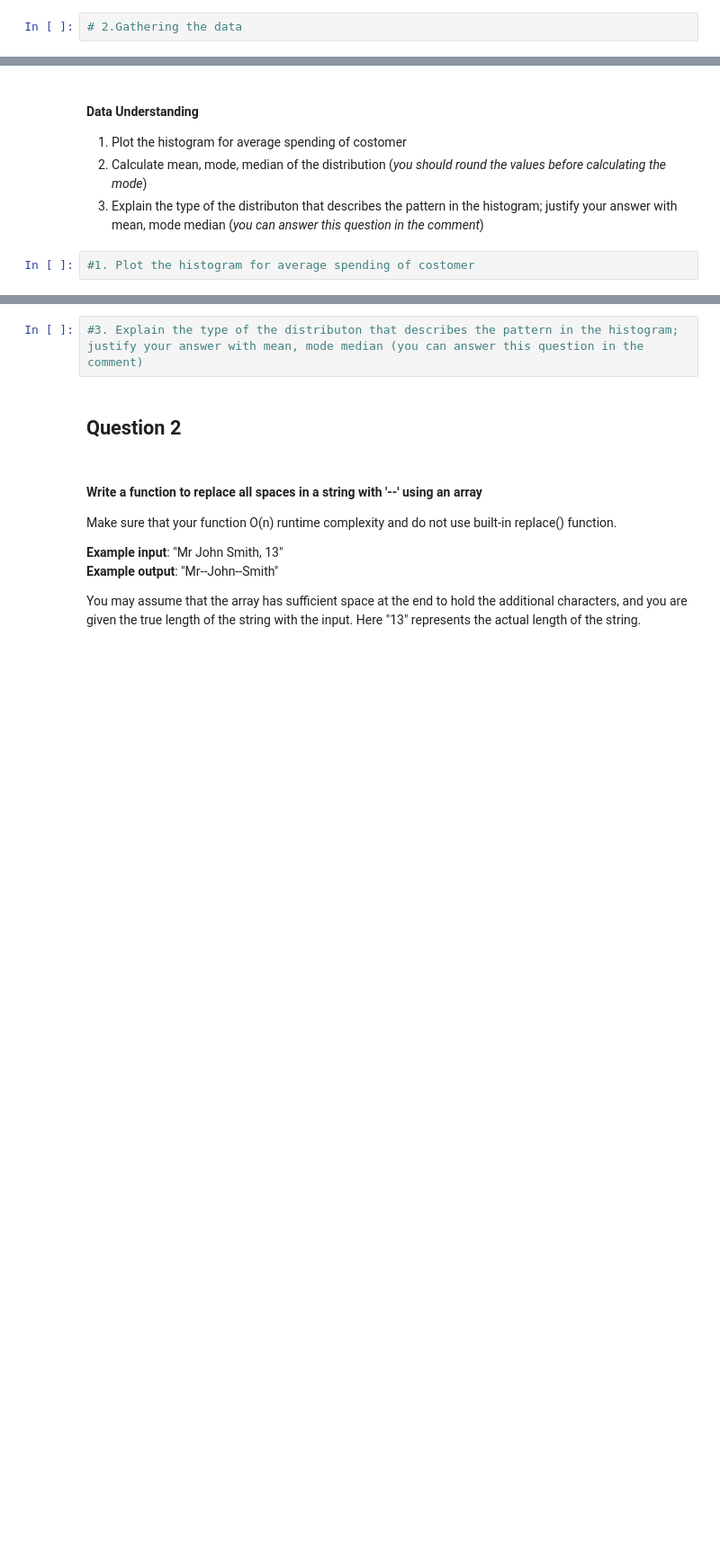
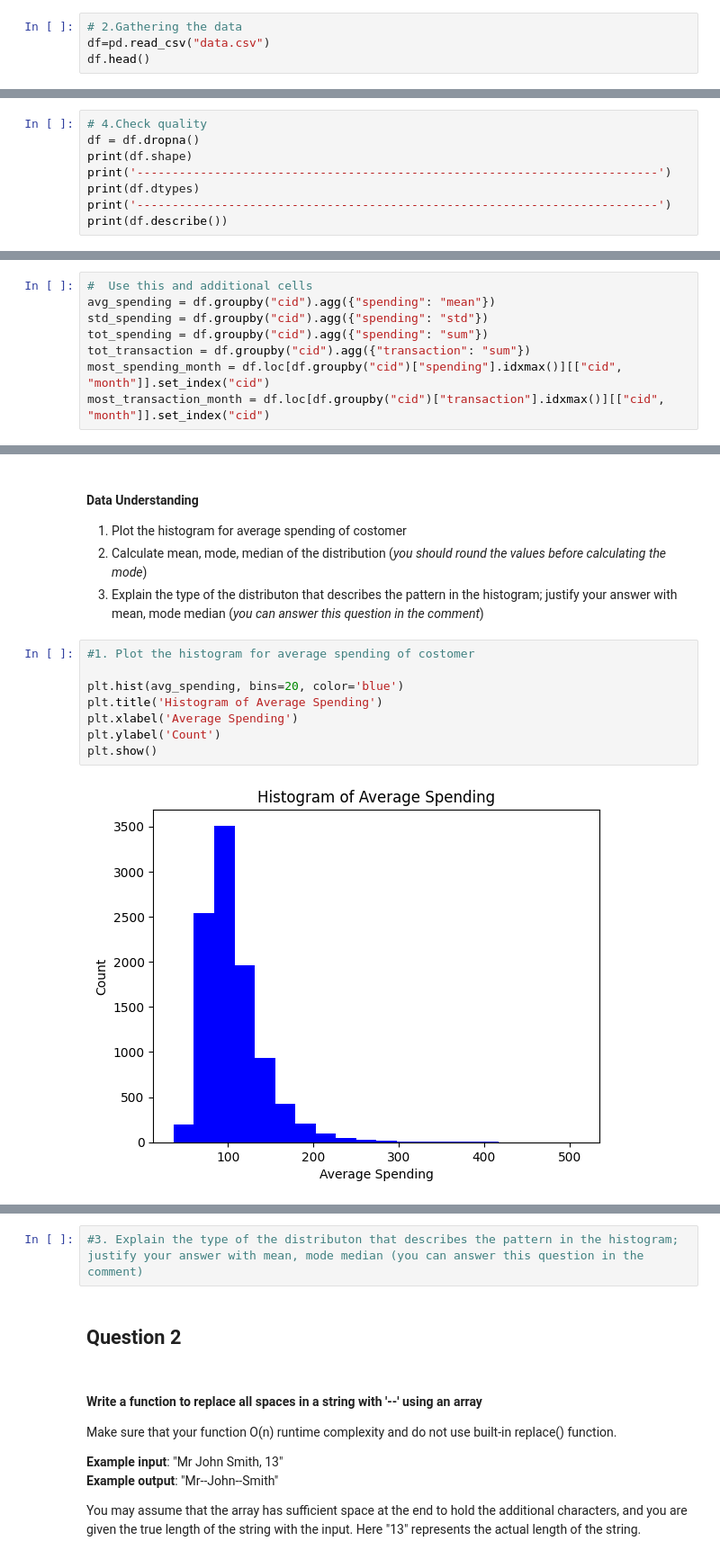
Before and after one commit to OlkanBerke/data-science-homework, a Jupyter notebook: Case_Study.ipynb, the cells around one changed output, grey strips where cells are left out. Shown at 90% size. Cells and saved outputs as stored; diff of their text form; blank space fills up the shorter version.

```diff
--- a/Case_Study.ipynb
+++ b/Case_Study.ipynb
@@ -39,2 +42,4 @@ This is a sample transaction data of our customers:
 # %%
 # 2.Gathering the data
+df=pd.read_csv("data.csv")
+df.head()
@@ -44,0 +78,8 @@ This is a sample transaction data of our customers:
+# %%
+# 4.Check quality
+df = df.dropna()
+print(df.shape)
+print('--------------------------------------------------------------------------')
+print(df.dtypes)
+print('--------------------------------------------------------------------------')
+print(df.describe())
@@ -67,0 +125,8 @@ The output seen as:
+# %%
+#  Use this and additional cells
+avg_spending = df.groupby("cid").agg({"spending": "mean"})
+std_spending = df.groupby("cid").agg({"spending": "std"})
+tot_spending = df.groupby("cid").agg({"spending": "sum"})
+tot_transaction = df.groupby("cid").agg({"transaction": "sum"})
+most_spending_month = df.loc[df.groupby("cid")["spending"].idxmax()][["cid", "month"]].set_index("cid")
+most_transaction_month = df.loc[df.groupby("cid")["transaction"].idxmax()][["cid", "month"]].set_index("cid")
@@ -72,5 +149,13 @@ The output seen as:
 3. Explain the type of the distributon that describes the pattern in the histogram; justify your answer with mean, mode median (*you can answer this question in the comment*)
 # %%
 #1. Plot the histogram for average spending of costomer
+
+plt.hist(avg_spending, bins=20, color='blue')
+plt.title('Histogram of Average Spending')
+plt.xlabel('Average Spending')
+plt.ylabel('Count')
+plt.show()
+# %% [output]
+[figure, added]
 # %%
 #2. Calculate mean, mode, median of the distribution (you should round the values before calculating the mode)
```
Also changed, not shown: parts of 24 cells of this notebook.
